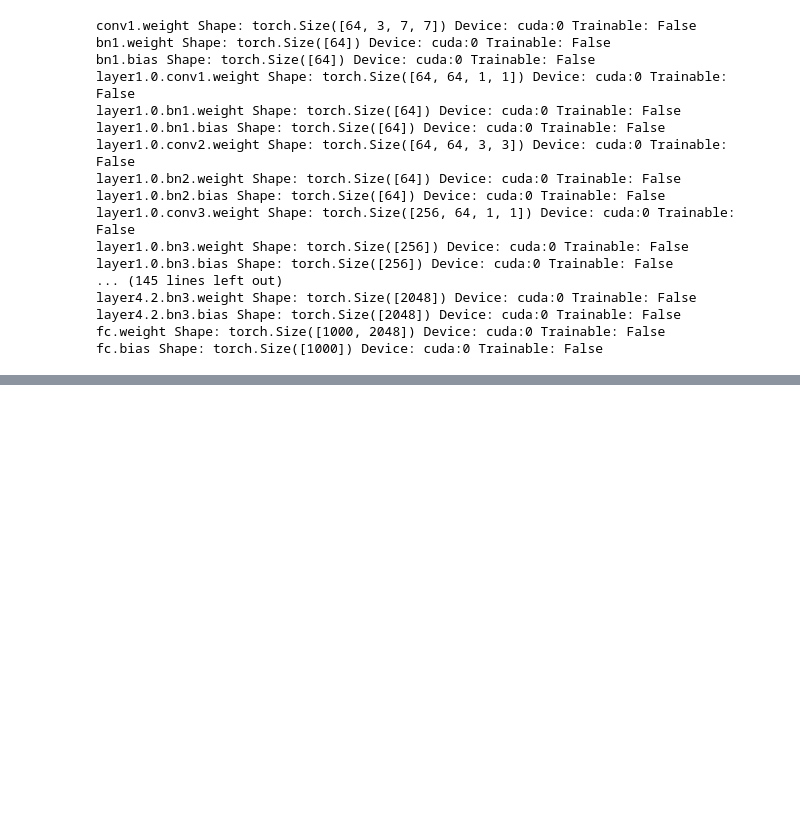
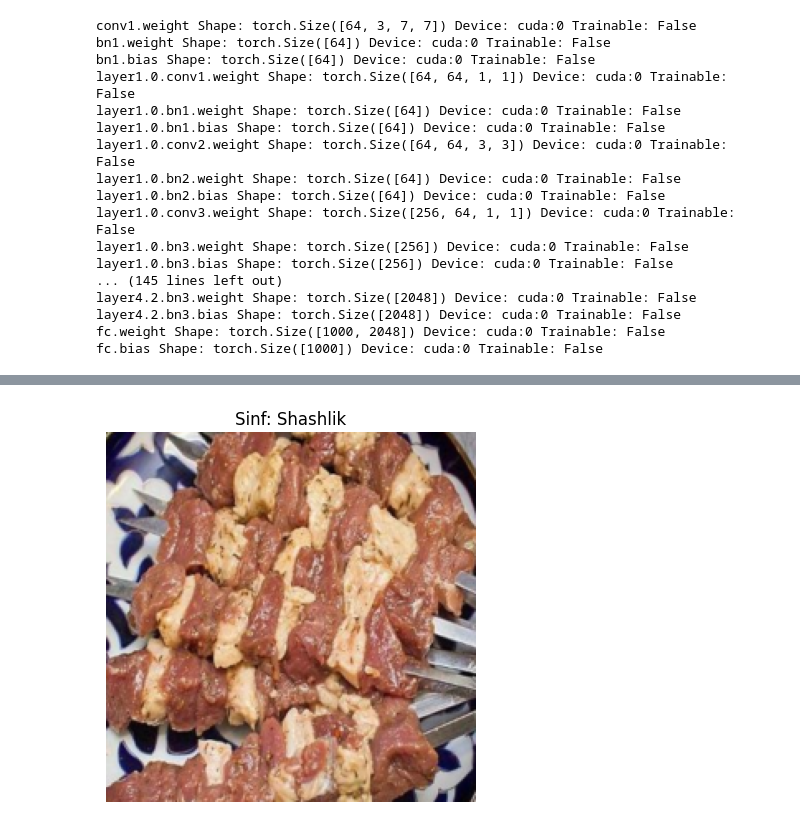
Before and after one commit to sarmuh/Uzbek-Foods-Classification-DL, a Jupyter notebook: FineTuning_ResNET50.ipynb, the cells around one changed output, grey strips where cells are left out. Drawn from its saved outputs; the diff is of its cells as text; code cells hidden in the pictures; blank space fills up the shorter version.

Commit message:
preprocessing

```diff
--- a/FineTuning_ResNET50.ipynb
+++ b/FineTuning_ResNET50.ipynb
@@ -87,0 +118,13 @@ Compose(
+# %%
+dataset = ImageFolder(
+    root = '/content/Data/Uzbek-Foods',
+    transform=preprocess)
+
+print(f"Jami rasmlar: {len(dataset)}")
+print(f"Sinflar soni: {dataset.classes}")
+print(f"Sinf raqamlari: {dataset.class_to_idx}")
+
+sonlar = Counter(dataset.targets)
+
+for nom, raqam in dataset.class_to_idx.items():
+  print(f"{raqam} — {nom}: {sonlar[raqam]} ta")
@@ -87,0 +142,19 @@ Compose(
+# %%
+# Tasodifiy bitta rasm olib chizib ko'ramiz
+
+rasm, sinf = dataset[np.random.randint(7000)]
+def denormalize(tensor, mean=[0.485, 0.456, 0.406], std=[0.229, 0.224, 0.225]):
+    # Teskari normallashtirish: x * std + mean
+    mean = torch.tensor(mean).view(3, 1, 1)
+    std = torch.tensor(std).view(3, 1, 1)
+    return tensor * std + mean
+
+# Rasmni asl holatiga qaytarib vizualizatsiya qilamiz
+rasm_asl = denormalize(rasm)
+
+plt.imshow(rasm_asl.permute(1, 2, 0).clip(0, 1).cpu().numpy())
+plt.title(f"Sinf: {dataset.classes[sinf]}")
+plt.axis('off')
+plt.show()
+# %% [output]
+[figure, added]
```
Also changed, not shown: parts of 10 cells of this notebook.
